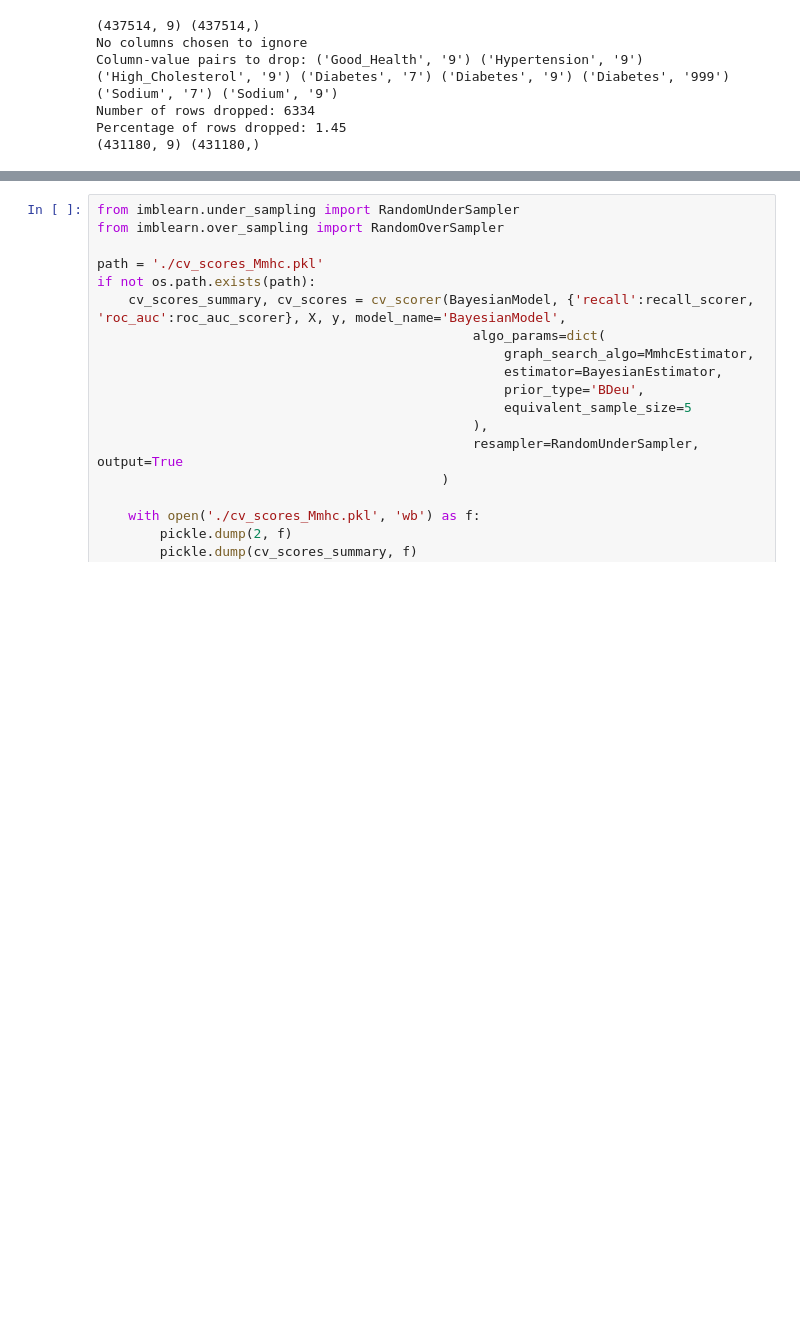
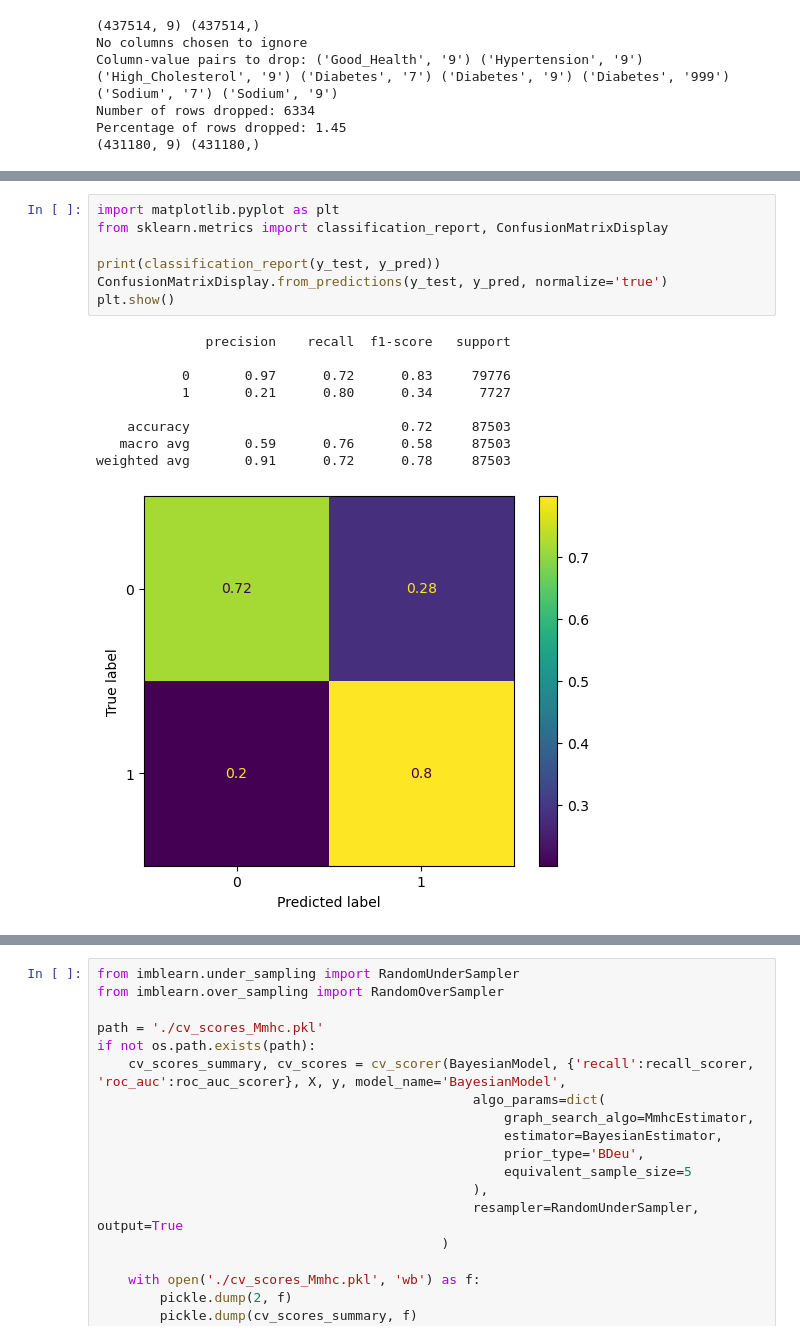
Before and after one commit to Hiram32/Springboard, a Jupyter notebook: Capstone_Project_3/Capstone_Project_3.ipynb, the cells around one changed output, grey strips where cells are left out. Cells and saved outputs as stored; diff of their text form; blank space fills up the shorter version.

```diff
--- a/Capstone_Project_3/Capstone_Project_3.ipynb
+++ b/Capstone_Project_3/Capstone_Project_3.ipynb
@@ -629,0 +743,17 @@ Percentage of rows dropped: 1.45
+# %%
+import matplotlib.pyplot as plt
+from sklearn.metrics import classification_report, ConfusionMatrixDisplay
+
+print(classification_report(y_test, y_pred))
+ConfusionMatrixDisplay.from_predictions(y_test, y_pred, normalize='true')
+plt.show()
+# %% [output]
+              precision    recall  f1-score   support
+
+           0       0.97      0.72      0.83     79776
+           1       0.21      0.80      0.34      7727
+
+    accuracy                           0.72     87503
+   macro avg       0.59      0.76      0.58     87503
+weighted avg       0.91      0.72      0.78     87503
+[figure, added]
```
Also changed, not shown: parts of 20 cells of this notebook.
